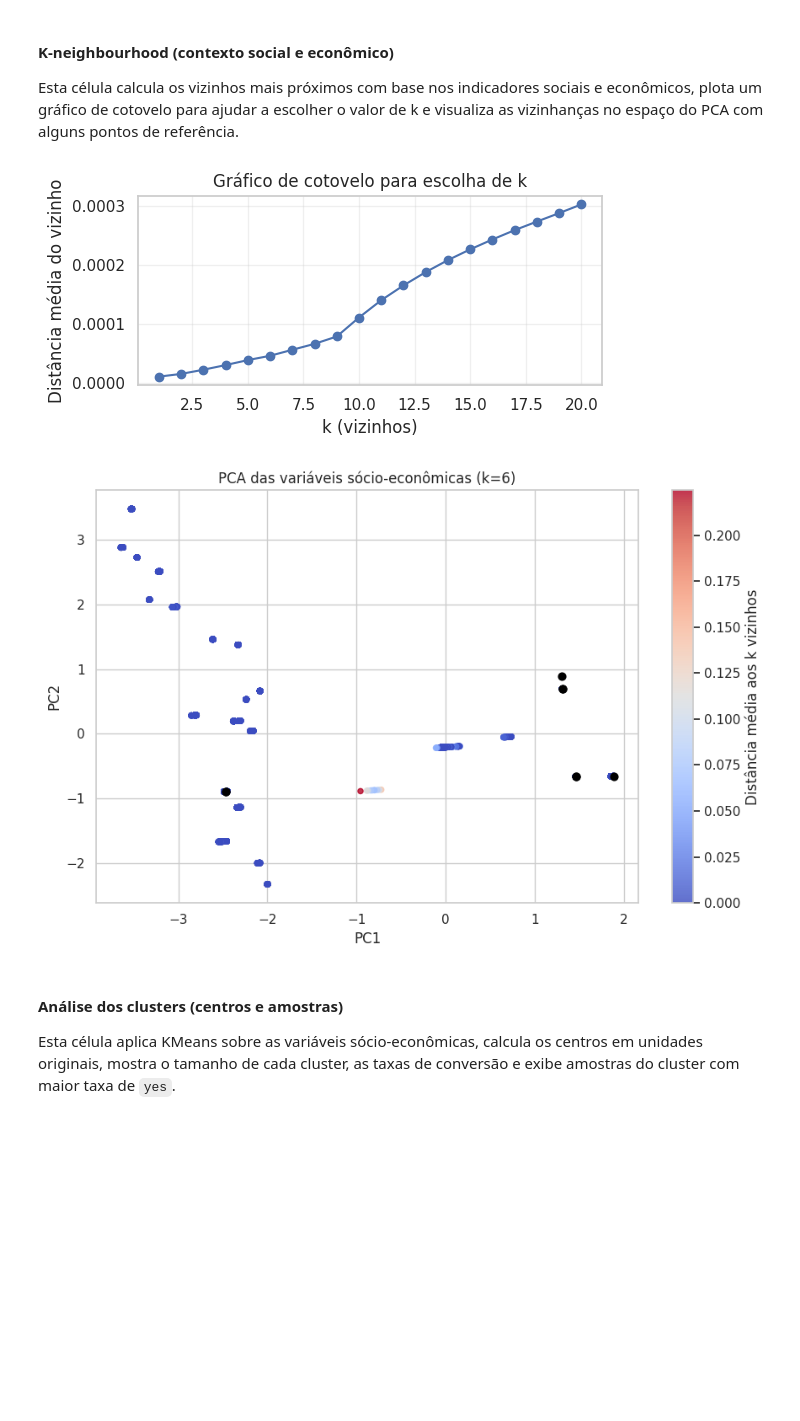
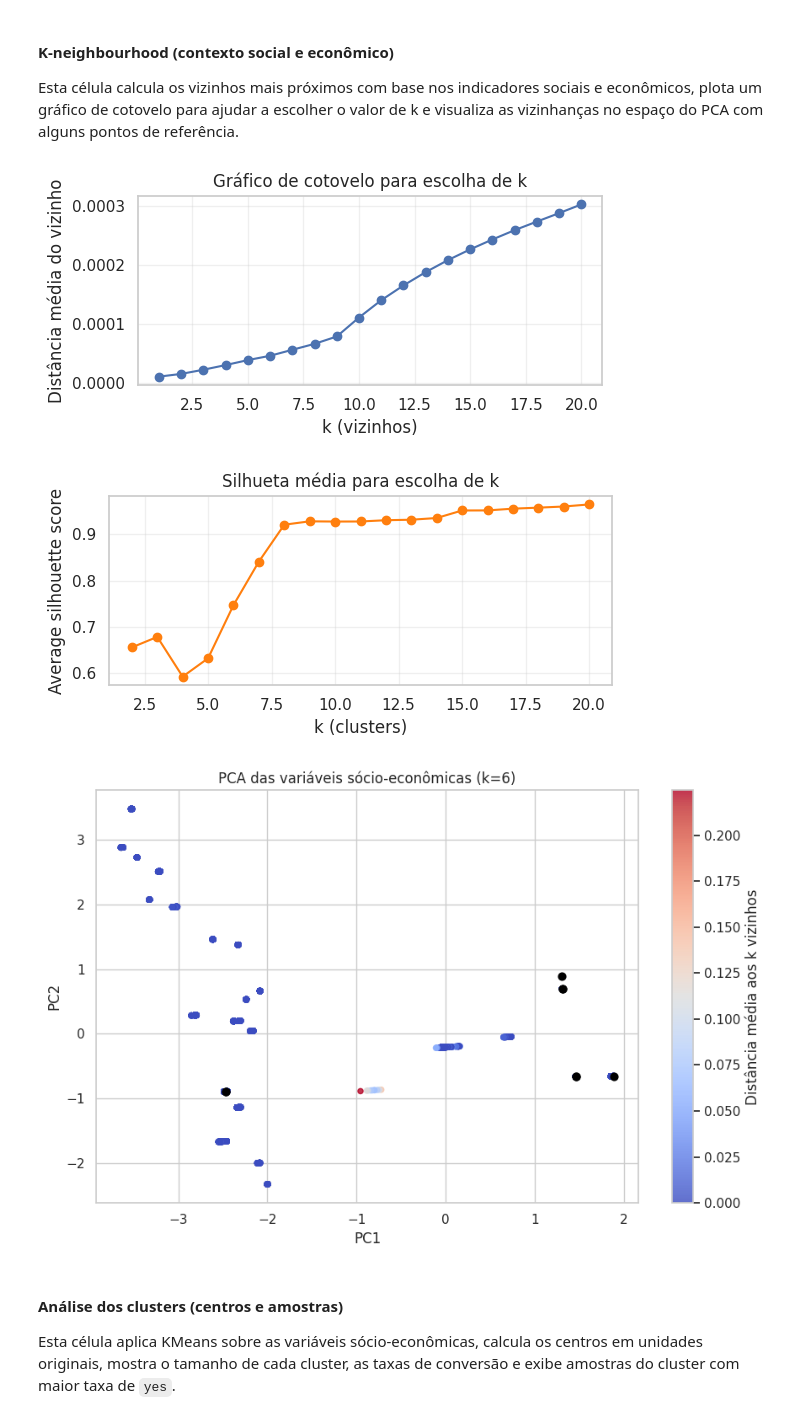
Before and after one commit to Getinstance/datathon-7mlet-grupo-10, a Jupyter notebook: data/kaggle/notebooks/aed-banco.ipynb, the cells around one changed output. Saved outputs shown, nothing was run; the diff lists cells and outputs as text; code cells hidden in the pictures; blank space fills up the shorter version.

```diff
--- a/data/kaggle/notebooks/aed-banco.ipynb
+++ b/data/kaggle/notebooks/aed-banco.ipynb
@@ -172,3 +172,22 @@ plt.tight_layout(rect=[0, 0, 1, 0.97])
 plt.show()
 # %% [output]
 [figure]
+# %%
+# Encoder dos dados categóricos.
+from sklearn.preprocessing import LabelEncoder
+labelencoder_X = LabelEncoder()
+
+bank['job']      = labelencoder_X.fit_transform(bank['job'])
+bank['marital']  = labelencoder_X.fit_transform(bank['marital'])
+bank['education']= labelencoder_X.fit_transform(bank['education'])
+bank['default']  = labelencoder_X.fit_transform(bank['default'])
+bank['housing']  = labelencoder_X.fit_transform(bank['housing'])
+bank['loan']     = labelencoder_X.fit_transform(bank['loan'])
+# %%
+#Agrupando as idades em 4 grupos, para reduzir a quantidade de valores distintos e facilitar a análise.
+bank.loc[bank['age'] <= 32, 'age_group'] = 1
+bank.loc[(bank['age'] > 32) & (bank['age'] <= 47), 'age_group'] = 2
+bank.loc[(bank['age'] > 47) & (bank['age'] <= 70), 'age_group'] = 3
+bank.loc[(bank['age'] > 70) & (bank['age'] <= 98), 'age_group'] = 4
+
+bank.head()
@@ -235,4 +388,7 @@ Amostras de cada cluster:
 #### Vou utilizar os dados completos provavelmente para treinar o modelo.
+# %%
+# não achei utilidade em manter a coluna age_group, pois já temos a idade em si e os clusters foram formados com base nela não indicaram muita diferença.
+bank = bank.drop(columns=['age_group'])
 # %% [markdown]
 #### K-neighbourhood (contexto social e econômico)
 Esta célula calcula os vizinhos mais próximos com base nos indicadores sociais e econômicos, plota um gráfico de cotovelo para ajudar a escolher o valor de k e visualiza as vizinhanças no espaço do PCA com alguns pontos de referência.
@@ -240,6 +396,8 @@ Esta célula calcula os vizinhos mais próximos com base nos indicadores sociais
 from sklearn.neighbors import NearestNeighbors
 from sklearn.preprocessing import StandardScaler
 from sklearn.decomposition import PCA
+from sklearn.cluster import KMeans
+from sklearn.metrics import silhouette_score, silhouette_samples
 import numpy as np
 
 # Features: contexto social e econômico
@@ -268,6 +426,22 @@ plt.plot(range(1, max_k + 1), avg_dist, marker='o')
 plt.xlabel('k (vizinhos)')
 plt.ylabel('Distância média do vizinho')
 plt.title('Gráfico de cotovelo para escolha de k')
+plt.grid(alpha=0.3)
+plt.tight_layout()
+plt.show()
+
+# Silhueta para ajudar na escolha de k
+silhouette_scores = []
+k_values = range(2, max_k + 1)
+for k_test in k_values:
+  kmeans_test = KMeans(n_clusters=k_test, random_state=42, n_init=10).fit(X_kn)
+  silhouette_scores.append(silhouette_score(X_kn, kmeans_test.labels_))
+
+plt.figure(figsize=(6, 3))
+plt.plot(list(k_values), silhouette_scores, marker='o', color='tab:orange')
+plt.xlabel('k (clusters)')
+plt.ylabel('Average silhouette score')
+plt.title('Silhueta média para escolha de k')
 plt.grid(alpha=0.3)
 plt.tight_layout()
 plt.show()
@@ -282,34 +456,35 @@ dists_noself = dists[:, 1:]
 inds_noself = inds[:, 1:]
 avg_dist_point = dists_noself.mean(axis=1)
 
 # Visualizar a dispersão do PCA colorida pela distância média (densidade local)
 plt.figure(figsize=(9, 6))
 sc = plt.scatter(Xp_kn[:, 0], Xp_kn[:, 1], c=avg_dist_point, cmap='coolwarm', s=20, alpha=0.8)
 plt.colorbar(sc, label='Distância média aos k vizinhos')
 plt.title(f'PCA das variáveis sócio-econômicas (k={k})')
 plt.xlabel('PC1')
 plt.ylabel('PC2')
 
 # Desenhar vizinhanças para alguns pontos de referência aleatórios
 np.random.seed(42)
 sample_idx = np.random.choice(len(Xp_kn), size=8, replace=False)
 for idx in sample_idx:
   neigh_idx = inds_noself[idx]
   for n in neigh_idx:
     plt.plot([Xp_kn[idx, 0], Xp_kn[n, 0]], [Xp_kn[idx, 1], Xp_kn[n, 1]], color='gray', linewidth=0.6, alpha=0.6)
   plt.scatter(Xp_kn[idx, 0], Xp_kn[idx, 1], color='black', s=40)
 
 plt.tight_layout()
 plt.show()
 
 # Resumir grupos tipo clusters por binagem da distância média
 import pandas as pd
 summary = pd.DataFrame({
   'pc1': Xp_kn[:, 0], 'pc2': Xp_kn[:, 1], 'avg_dist_k': avg_dist_point
 })
 # %% [output]
 [figure]
-[figure, old version]
+[figure, new version]
+[figure, added]
 # %% [markdown]
 #### Análise dos clusters (centros e amostras)
 Esta célula aplica KMeans sobre as variáveis sócio-econômicas, calcula os centros em unidades originais, mostra o tamanho de cada cluster, as taxas de conversão e exibe amostras do cluster com maior taxa de `yes`.
```
Also changed, not shown: parts of 8 cells of this notebook, 3 other files.
